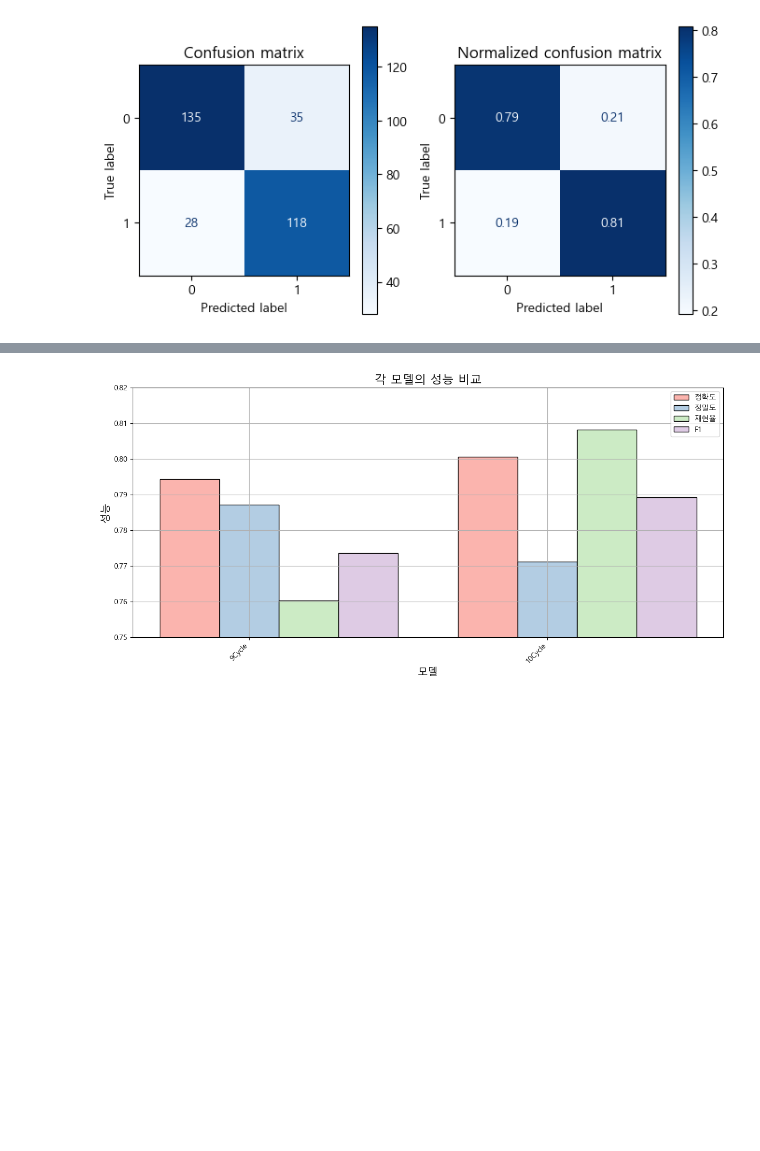
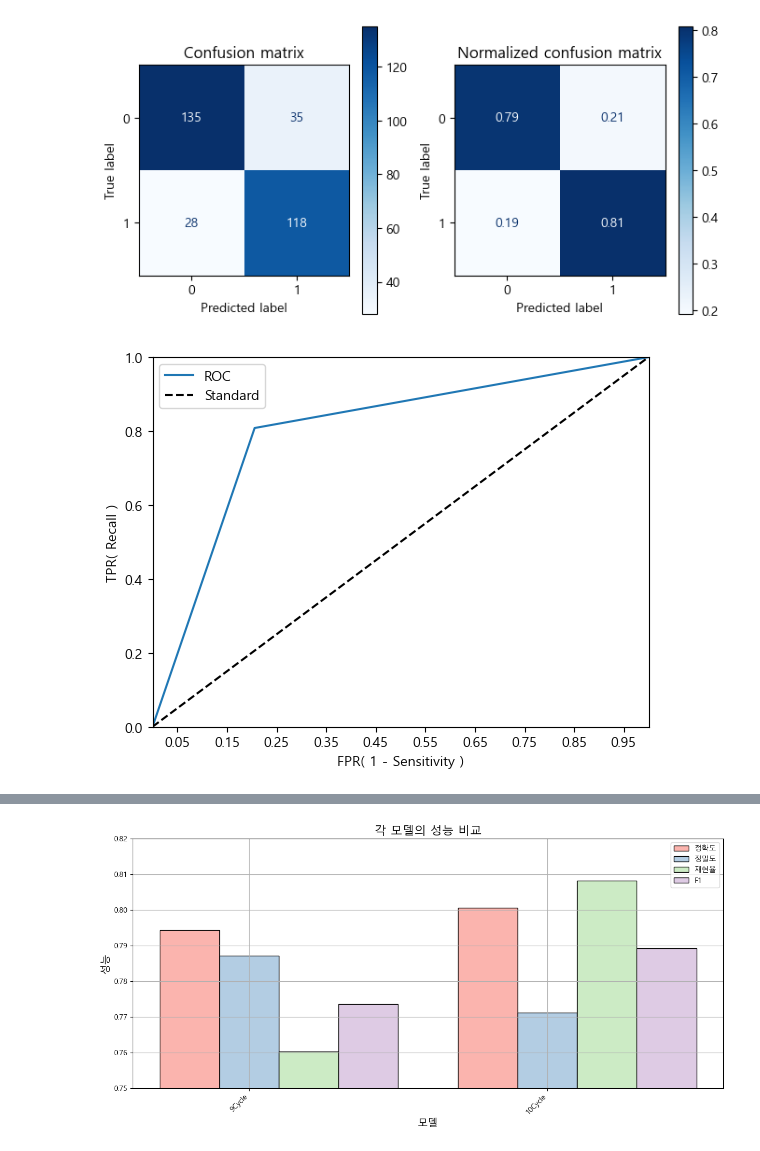
Before and after one commit to songseogyeong/project-machine_learning, a Jupyter notebook: 02_classifier/05_Healthcare_Diabetes_Logistic_Regression_Project/9Cycle.ipynb, the cells around one changed output, grey strips where cells are left out. Saved outputs shown, nothing was run; the diff lists cells and outputs as text; code cells hidden in the pictures; blank space fills up the shorter version.

```diff
--- a/02_classifier/05_Healthcare_Diabetes_Logistic_Regression_Project/9Cycle.ipynb
+++ b/02_classifier/05_Healthcare_Diabetes_Logistic_Regression_Project/9Cycle.ipynb
@@ -409,3 +435,29 @@ get_evaluation_by_custom_proba(y_test, custom_prediction, True)
 정확도: 0.8006, 정밀도: 0.7712, 재현율: 0.8082, F1: 0.7893, ROC-AUC: 0.8012
 ################################################################################
 [figure]
+# %%
+from sklearn.metrics import roc_curve
+
+def roc_curve_plot(y_test , proba_class1):
+#     임계값에 따른 FPR, TPR 값
+    fprs, tprs, thresholds = roc_curve(y_test, proba_class1)
+
+#     ROC Curve를 plot 곡선으로 그림.
+    plt.plot(fprs , tprs, label='ROC')
+#     가운데 대각선 직선을 그림.
+#     TPR과 FPR이 동일한 비율로 떨어진다는 것은 모델이 양성과 음성을 구별하지 못한다는 것을 의미한다.
+#     다른 분류기를 판단하기 위한 기준선으로 사용되며,
+#     대각선에 가까울 수록 예측에 사용하기 힘든 모델이라는 뜻이다.
+    plt.plot([0, 1], [0, 1], 'k--', label='Standard')
+
+    # X축(FPR)의 Scale을 0.1 단위로 변경
+    start, end = plt.xlim()
+    plt.xticks(np.round(np.arange(start, end, 0.1),2))
+    plt.xlim(0,1); plt.ylim(0,1)
+    plt.xlabel('FPR( 1 - Sensitivity )'); plt.ylabel('TPR( Recall )')
+    plt.legend()
+    plt.show()
+
+roc_curve_plot(y_test, custom_prediction)
+# %% [output]
+[figure, added]
```
Also changed, not shown: parts of 8 cells of this notebook, 3 other files.
